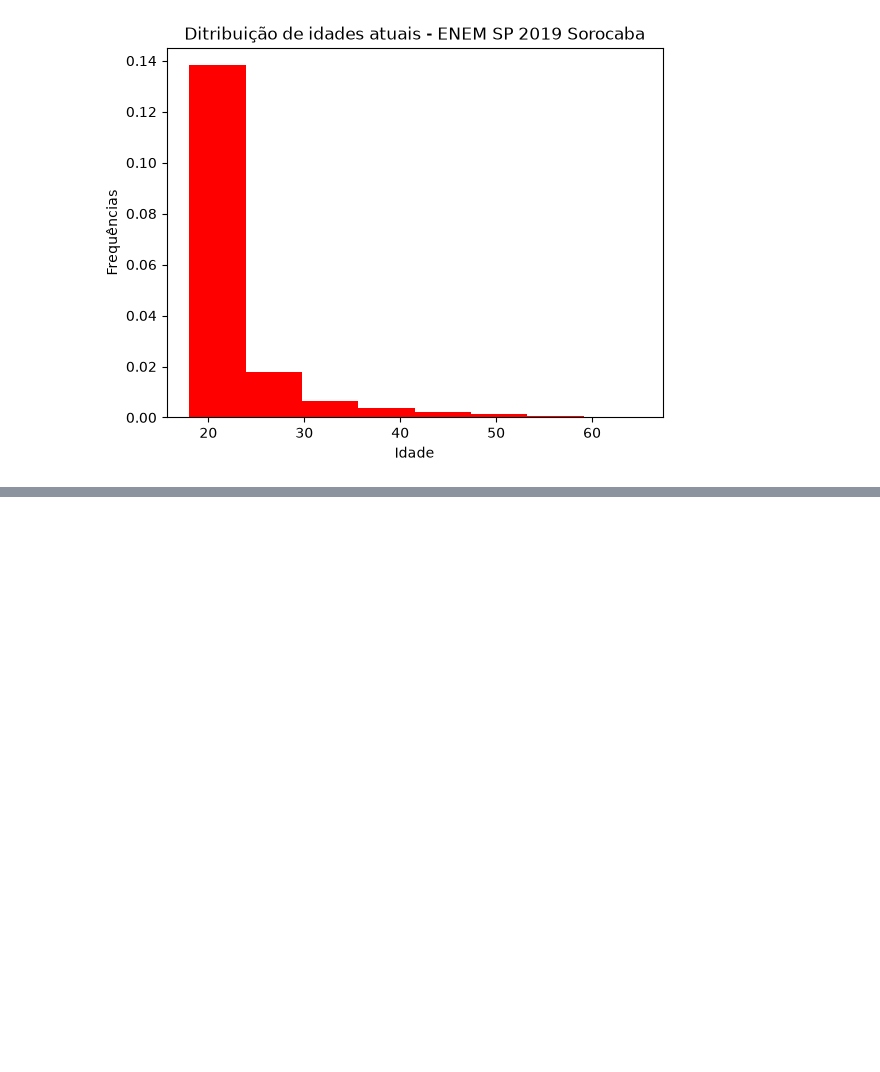
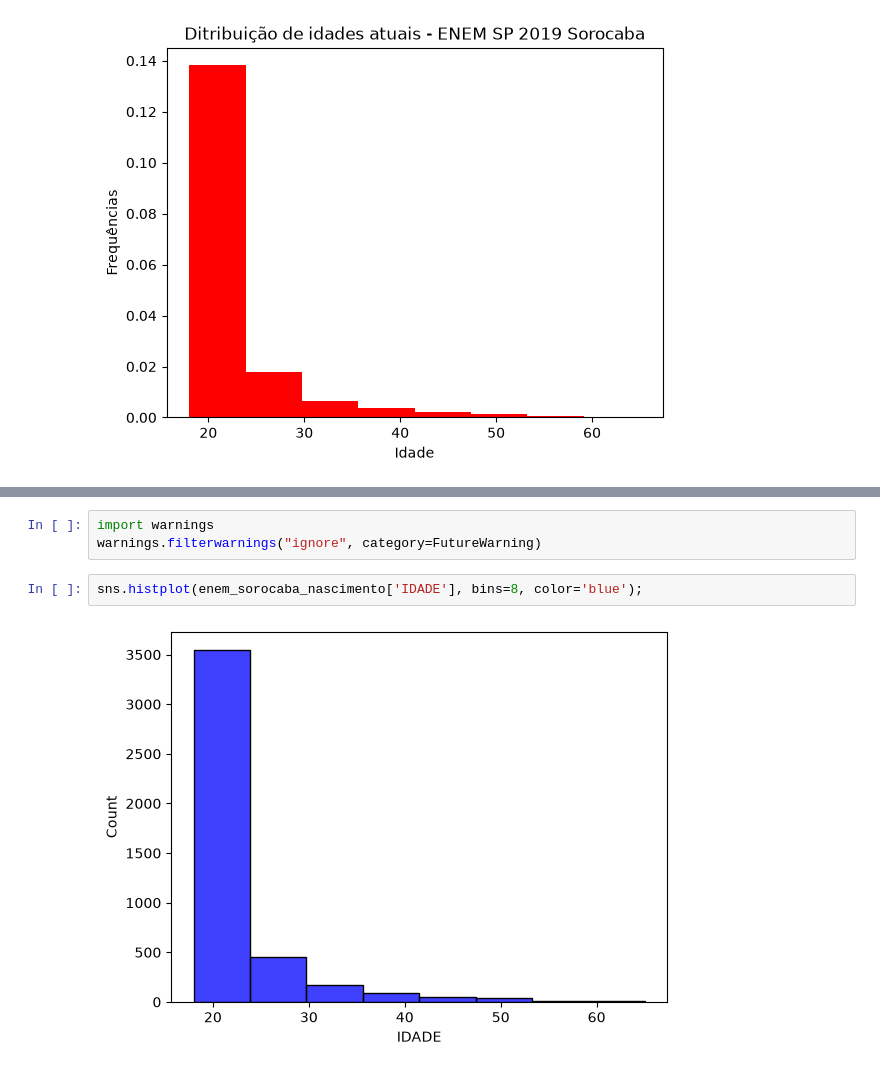
Before and after one commit to arthurresendes/Estatistica-aplicada, a Jupyter notebook: Enem/frequencias.ipynb, the cells around one changed output, grey strips where cells are left out. Drawn from its saved outputs; the diff is of its cells as text; blank space fills up the shorter version.

```diff
--- a/Enem/frequencias.ipynb
+++ b/Enem/frequencias.ipynb
@@ -175,0 +182,7 @@ plt.show()
+# %%
+import warnings
+warnings.filterwarnings("ignore", category=FutureWarning)
+# %%
+sns.histplot(enem_sorocaba_nascimento['IDADE'], bins=8, color='blue');
+# %% [output]
+[figure, added]
```
Also changed, not shown: parts of 3 cells of this notebook.
